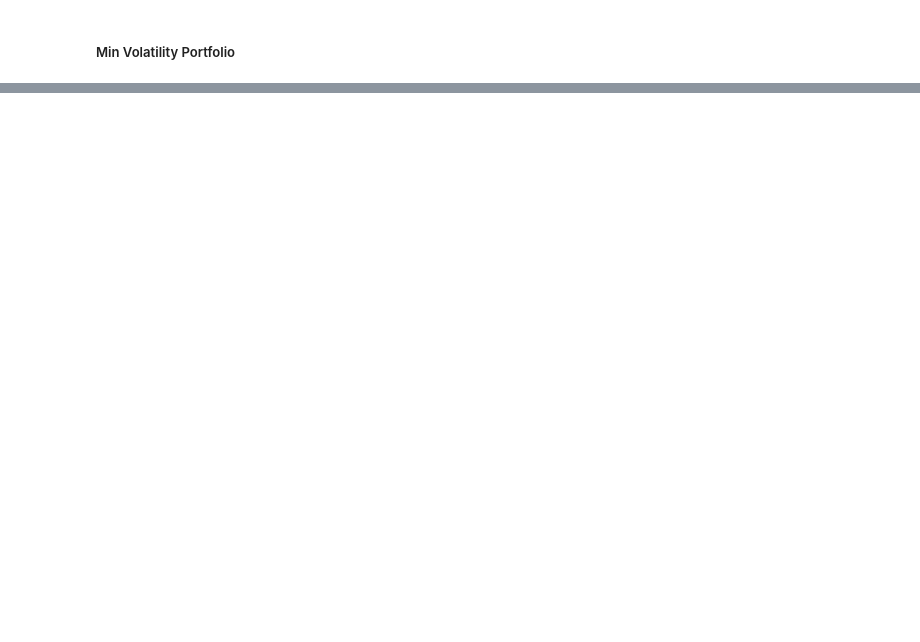
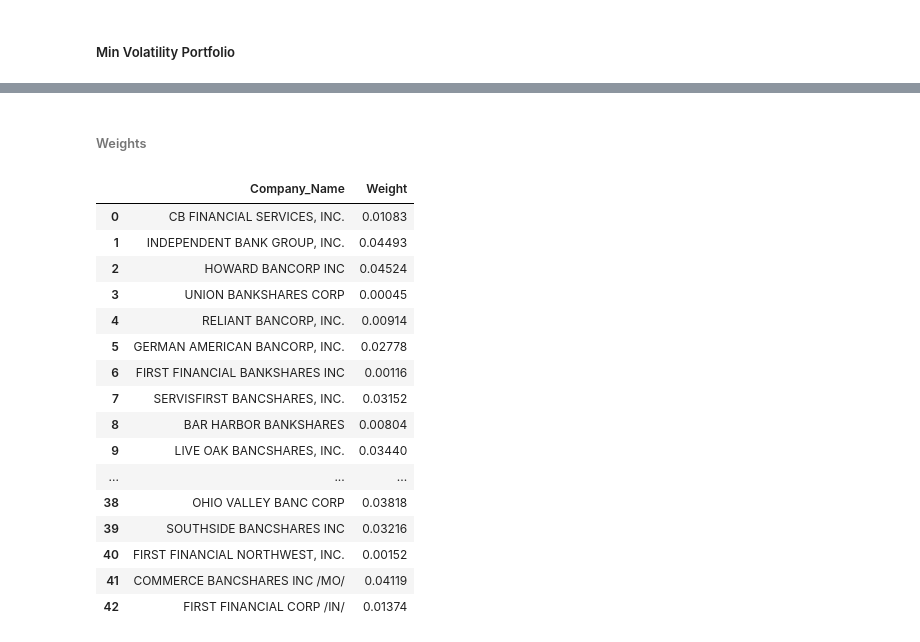
Before and after one commit to richardye101/ubineer_nlp_research, a Jupyter notebook: content/peitong/3.3_Minimum_Variance_Analysis-Factor_Model.ipynb, the cells around one changed output, grey strips where cells are left out. Saved outputs shown, nothing was run; the diff lists cells and outputs as text; code cells hidden in the pictures; blank space fills up the shorter version.

```diff
--- a/content/peitong/3.3_Minimum_Variance_Analysis-Factor_Model.ipynb
+++ b/content/peitong/3.3_Minimum_Variance_Analysis-Factor_Model.ipynb
@@ -524,0 +583,22 @@ Sharpe Ratio: -0.05
+# %% [markdown]
+###### Weights
+# %%
+pd.read_csv("data/min_vol_factor_model_State_Commercial_Banks.csv")
+# %% [output]
+|  | Company_Name | Weight |
+| 0 | CB FINANCIAL SERVICES, INC. | 0.01083 |
+| 1 | INDEPENDENT BANK GROUP, INC. | 0.04493 |
+| 2 | HOWARD BANCORP INC | 0.04524 |
+| 3 | UNION BANKSHARES CORP | 0.00045 |
+| 4 | RELIANT BANCORP, INC. | 0.00914 |
+| 5 | GERMAN AMERICAN BANCORP, INC. | 0.02778 |
+| 6 | FIRST FINANCIAL BANKSHARES INC | 0.00116 |
+| 7 | SERVISFIRST BANCSHARES, INC. | 0.03152 |
+| 8 | BAR HARBOR BANKSHARES | 0.00804 |
+| 9 | LIVE OAK BANCSHARES, INC. | 0.03440 |
+| ... | ... | ... |
+| 38 | OHIO VALLEY BANC CORP | 0.03818 |
+| 39 | SOUTHSIDE BANCSHARES INC | 0.03216 |
+| 40 | FIRST FINANCIAL NORTHWEST, INC. | 0.00152 |
+| 41 | COMMERCE BANCSHARES INC /MO/ | 0.04119 |
+| 42 | FIRST FINANCIAL CORP /IN/ | 0.01374 |
```
Also changed, not shown: parts of 30 cells of this notebook, 39 other files.
